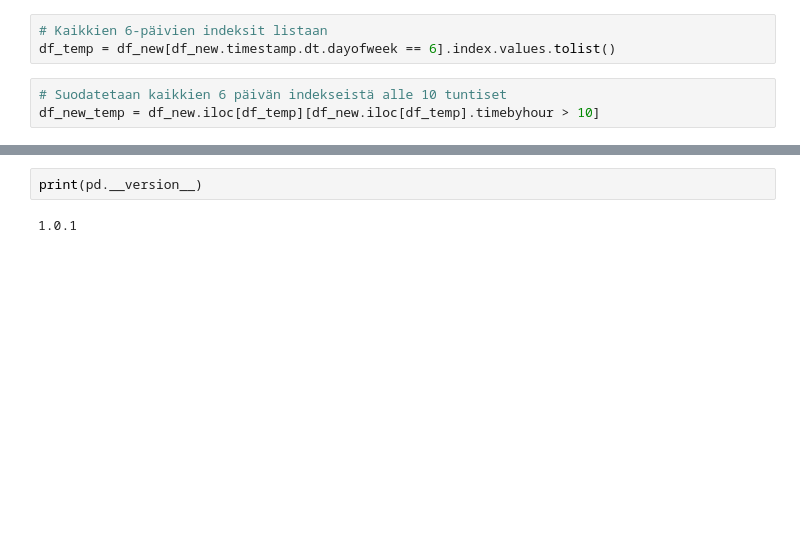
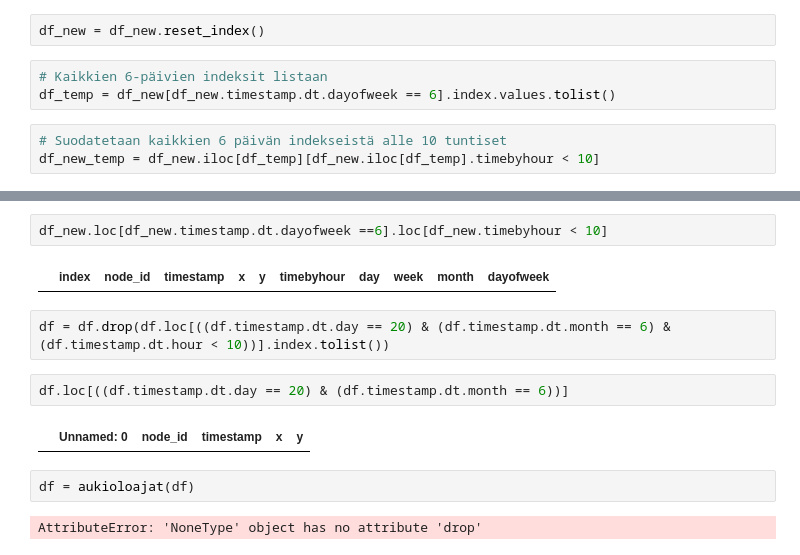
Before and after one commit to Erik-Eki/Project-2-machine-learning-applications, a Jupyter notebook: Sprintti4.ipynb, the cells around one changed output, grey strips where cells are left out. Cells and saved outputs as stored; diff of their text form; blank space fills up the shorter version.

```diff
--- a/Sprintti4.ipynb
+++ b/Sprintti4.ipynb
@@ -308,9 +309,11 @@ df_new
 | 4999998 | 13 | 2020-09-21 17:07:03.956 | 1550 | 1194 | 17 | 21 | 39 | 9 | 0 |
 | 4999999 | 13 | 2020-09-21 17:07:13.956 | 1567 | 1188 | 17 | 21 | 39 | 9 | 0 |
 4435482 rows × 9 columns
+# %%
+df_new = df_new.reset_index()
 # %%
 # Kaikkien 6-päivien indeksit listaan
 df_temp = df_new[df_new.timestamp.dt.dayofweek == 6].index.values.tolist()
 # %%
 # Suodatetaan kaikkien 6 päivän indekseistä alle 10 tuntiset
-df_new_temp = df_new.iloc[df_temp][df_new.iloc[df_temp].timebyhour > 10]
+df_new_temp = df_new.iloc[df_temp][df_new.iloc[df_temp].timebyhour < 10]
@@ -327,4 +326,14 @@ IndexError: positional indexers are out-of-bounds
-# %%
-print(pd.__version__)
-# %% [output]
-1.0.1
+# %%
+df_new.loc[df_new.timestamp.dt.dayofweek ==6].loc[df_new.timebyhour < 10]
+# %% [output]
+|  | index | node_id | timestamp | x | y | timebyhour | day | week | month | dayofweek |
+# %%
+df = df.drop(df.loc[((df.timestamp.dt.day == 20) & (df.timestamp.dt.month == 6) & (df.timestamp.dt.hour < 10))].index.tolist())
+# %%
+df.loc[((df.timestamp.dt.day == 20) & (df.timestamp.dt.month == 6))]
+# %% [output]
+|  | Unnamed: 0 | node_id | timestamp | x | y |
+# %%
+df = aukioloajat(df)
+# %% [output]
+AttributeError: 'NoneType' object has no attribute 'drop'
```
Also changed, not shown: parts of 9 cells of this notebook, 2 other files.
